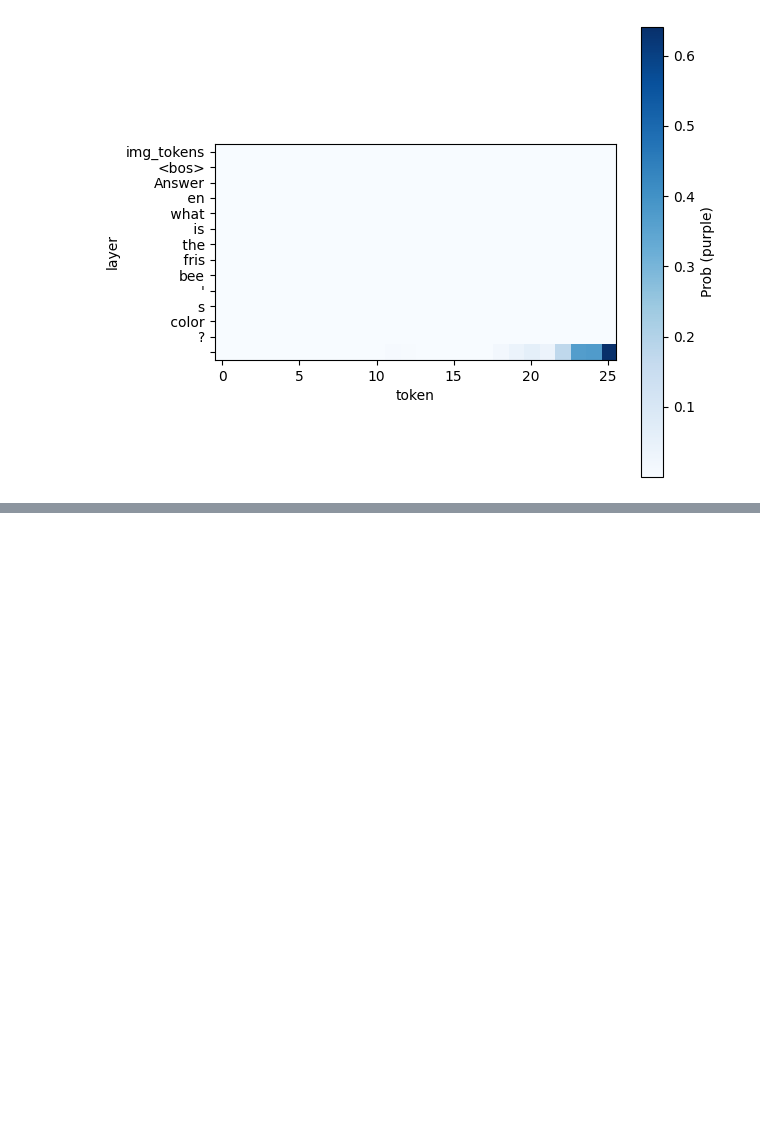
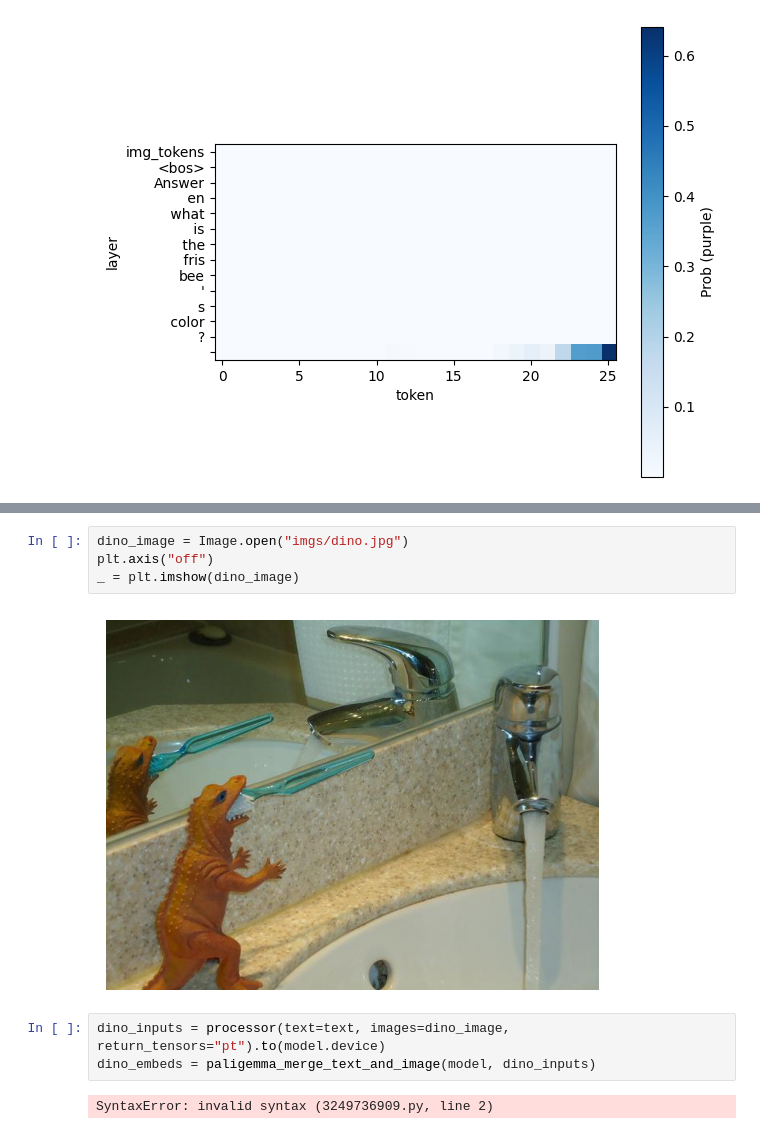
Before and after one commit to tomasruizt/visualizing-multimodal-attn, a Jupyter notebook: PaliGemma2_causalTracing.ipynb, the cells around one changed output, grey strips where cells are left out. Drawn from its saved outputs; the diff is of its cells as text; blank space fills up the shorter version.

```diff
--- a/PaliGemma2_causalTracing.ipynb
+++ b/PaliGemma2_causalTracing.ipynb
@@ -118,0 +149,11 @@ plt.show()
+# %%
+dino_image = Image.open("imgs/dino.jpg")
+plt.axis("off")
+_ = plt.imshow(dino_image)
+# %% [output]
+[figure, added]
+# %%
+dino_inputs = processor(text=text, images=dino_image, return_tensors="pt").to(model.device)
+dino_embeds = paligemma_merge_text_and_image(model, dino_inputs)
+# %% [output]
+SyntaxError: invalid syntax (3249736909.py, line 2)
```
Also changed, not shown: parts of 7 cells of this notebook, 2 other files.
